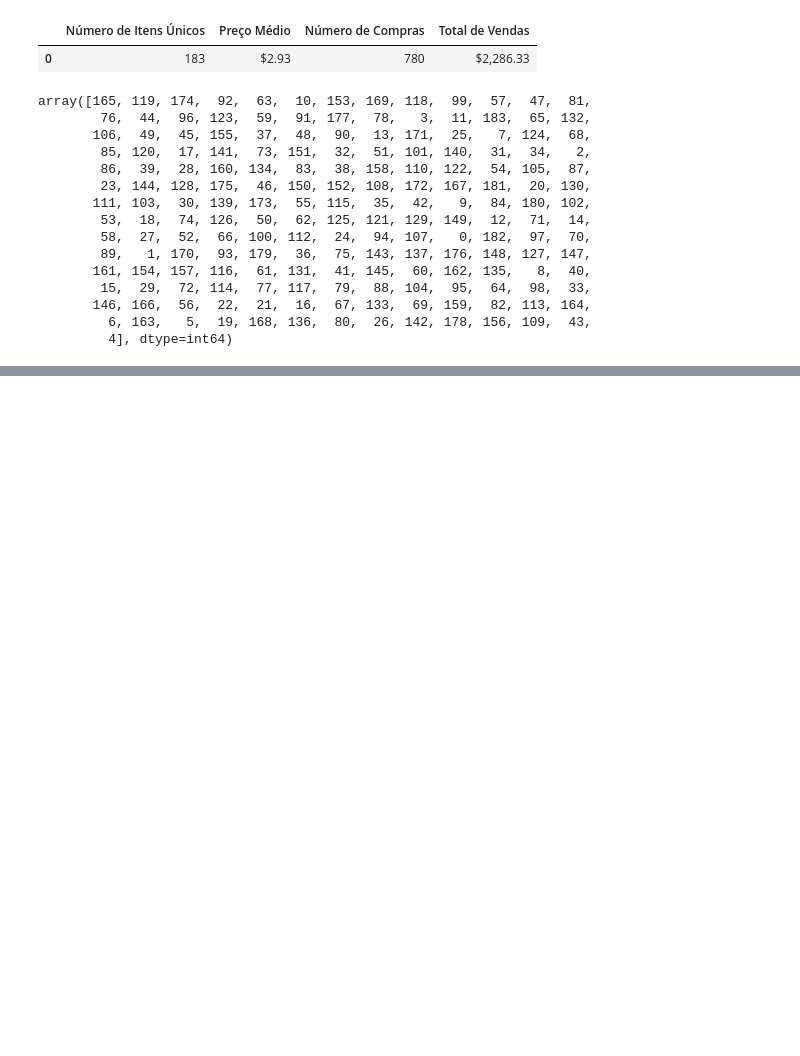
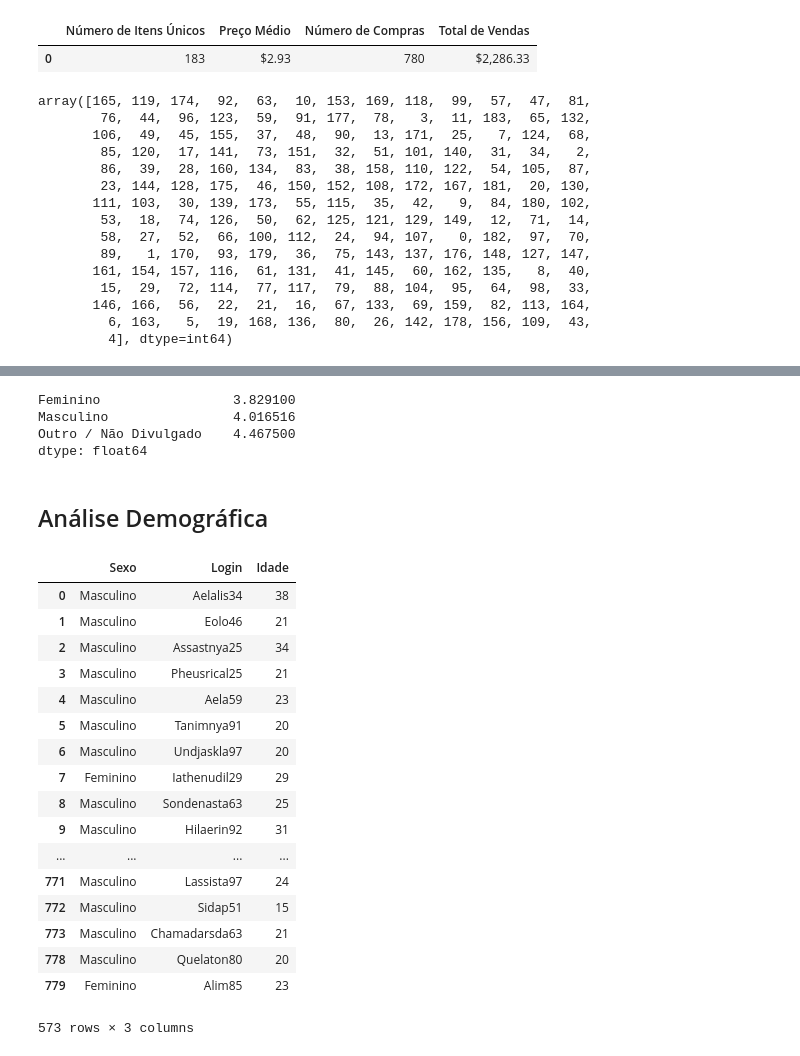
Before and after one commit to regianembrito/DataScience, a Jupyter notebook: PythonFundamentos - Data Science Academy/Cap07/Missao5.ipynb, the cells around one changed output, grey strips where cells are left out. Cells and saved outputs as stored; diff of their text form; code cells hidden in the pictures; blank space fills up the shorter version.

```diff
--- a/PythonFundamentos - Data Science Academy/Cap07/Missao5.ipynb
+++ b/PythonFundamentos - Data Science Academy/Cap07/Missao5.ipynb
@@ -143,0 +234,31 @@ Name: Total de Vendas, dtype: float64
+# %%
+# Resultado
+normalized_total
+# %% [output]
+Feminino                 3.829100
+Masculino                4.016516
+Outro / Não Divulgado    4.467500
+dtype: float64
+# %% [markdown]
+## Análise Demográfica
+# %%
+customer_demographics
+# %% [output]
+|  | Sexo | Login | Idade |
+| 0 | Masculino | Aelalis34 | 38 |
+| 1 | Masculino | Eolo46 | 21 |
+| 2 | Masculino | Assastnya25 | 34 |
+| 3 | Masculino | Pheusrical25 | 21 |
+| 4 | Masculino | Aela59 | 23 |
+| 5 | Masculino | Tanimnya91 | 20 |
+| 6 | Masculino | Undjaskla97 | 20 |
+| 7 | Feminino | Iathenudil29 | 29 |
+| 8 | Masculino | Sondenasta63 | 25 |
+| 9 | Masculino | Hilaerin92 | 31 |
+| ... | ... | ... | ... |
+| 771 | Masculino | Lassista97 | 24 |
+| 772 | Masculino | Sidap51 | 15 |
+| 773 | Masculino | Chamadarsda63 | 21 |
+| 778 | Masculino | Quelaton80 | 20 |
+| 779 | Feminino | Alim85 | 23 |
+573 rows × 3 columns
```
Also changed, not shown: parts of 25 cells of this notebook, 7 other files.
